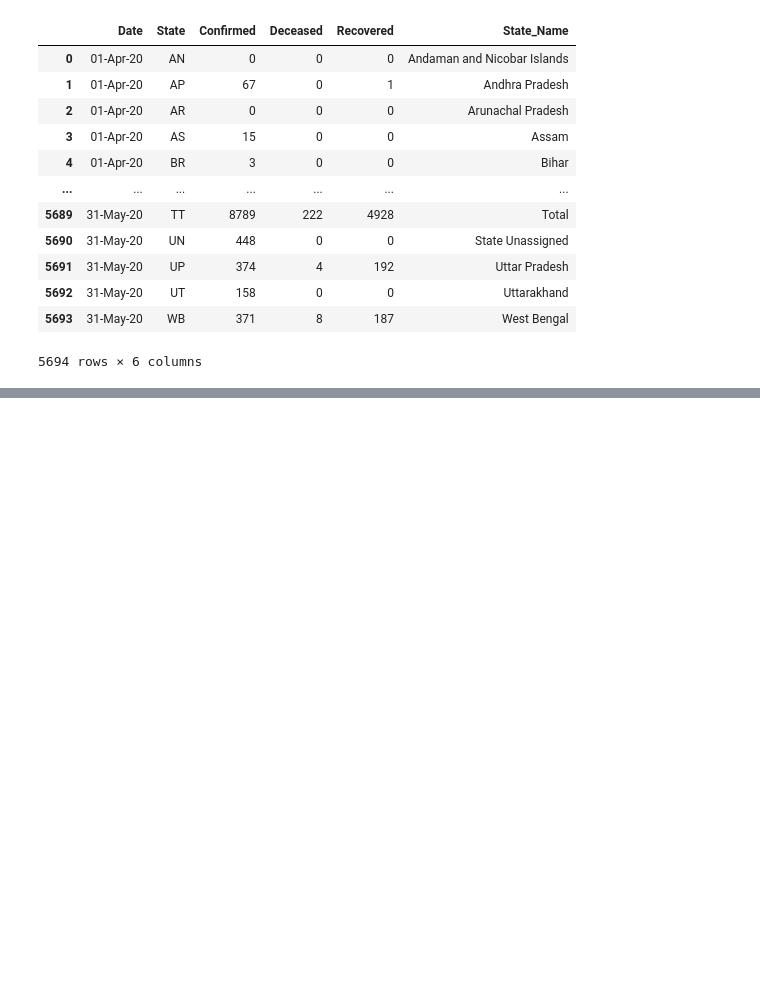
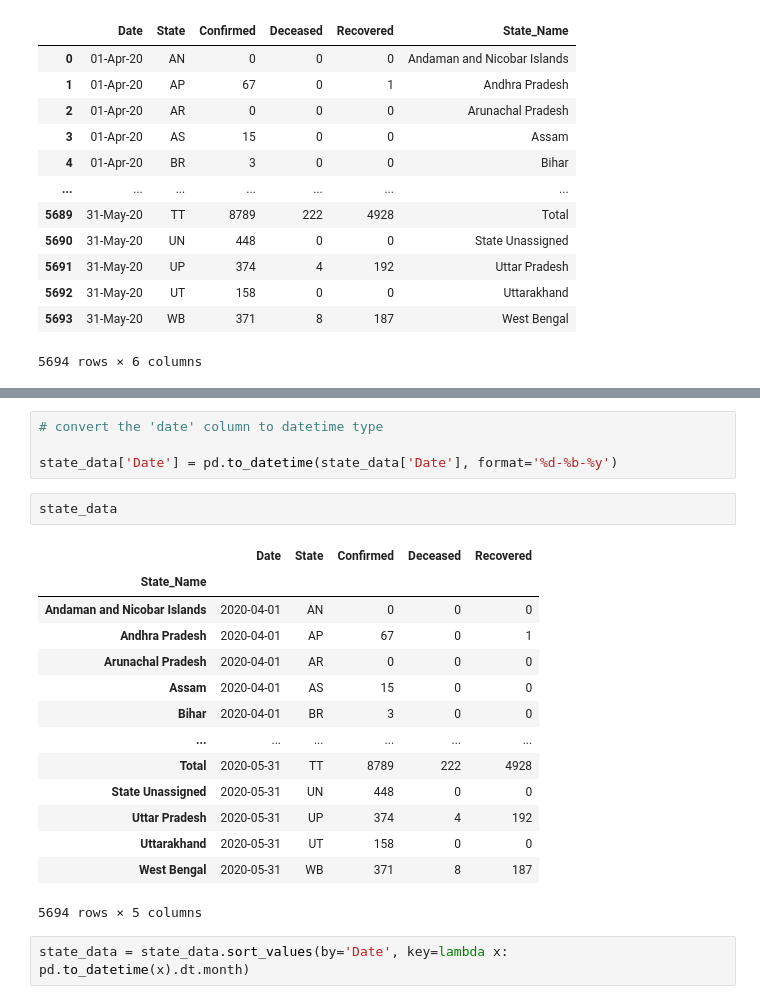
Before and after one commit to Bhavita2501/DAB-103, a Jupyter notebook: project_phase_2__state_level_dataset.ipynb, the cells around one changed output, grey strips where cells are left out. Drawn from its saved outputs; the diff is of its cells as text; blank space fills up the shorter version.

```diff
--- a/project_phase_2__state_level_dataset.ipynb
+++ b/project_phase_2__state_level_dataset.ipynb
@@ -65,0 +90,23 @@ state_data
+# %%
+# convert the 'date' column to datetime type
+
+state_data['Date'] = pd.to_datetime(state_data['Date'], format='%d-%b-%y')
+# %%
+state_data
+# %% [output]
+|  | Date | State | Confirmed | Deceased | Recovered |
+| State_Name |  |  |  |  |  |
+| Andaman and Nicobar Islands | 2020-04-01 | AN | 0 | 0 | 0 |
+| Andhra Pradesh | 2020-04-01 | AP | 67 | 0 | 1 |
+| Arunachal Pradesh | 2020-04-01 | AR | 0 | 0 | 0 |
+| Assam | 2020-04-01 | AS | 15 | 0 | 0 |
+| Bihar | 2020-04-01 | BR | 3 | 0 | 0 |
+| ... | ... | ... | ... | ... | ... |
+| Total | 2020-05-31 | TT | 8789 | 222 | 4928 |
+| State Unassigned | 2020-05-31 | UN | 448 | 0 | 0 |
+| Uttar Pradesh | 2020-05-31 | UP | 374 | 4 | 192 |
+| Uttarakhand | 2020-05-31 | UT | 158 | 0 | 0 |
+| West Bengal | 2020-05-31 | WB | 371 | 8 | 187 |
+5694 rows × 5 columns
+# %%
+state_data = state_data.sort_values(by='Date', key=lambda x: pd.to_datetime(x).dt.month)
```
Also changed, not shown: parts of 8 cells of this notebook.
